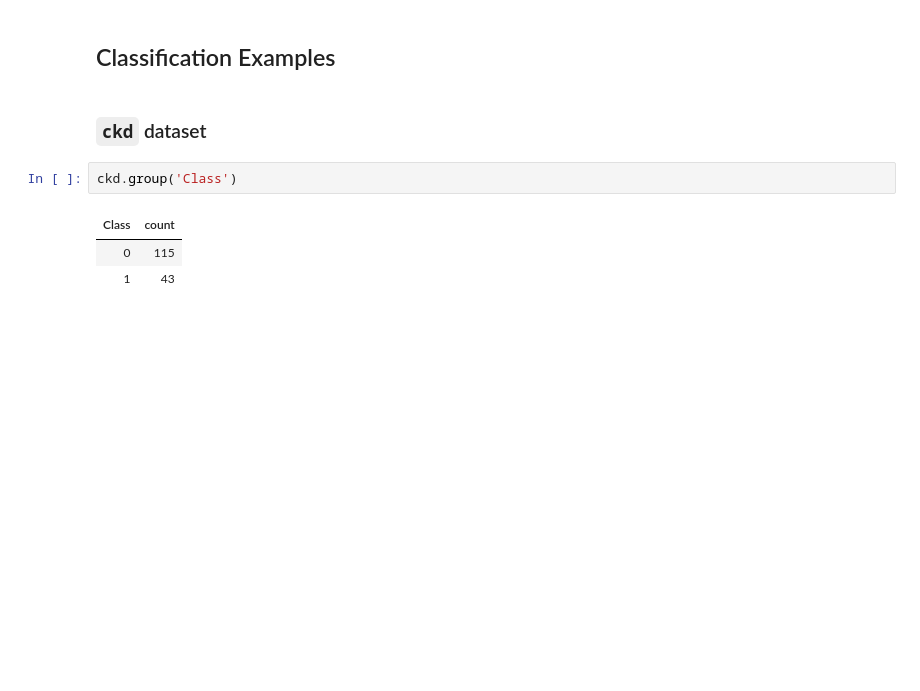
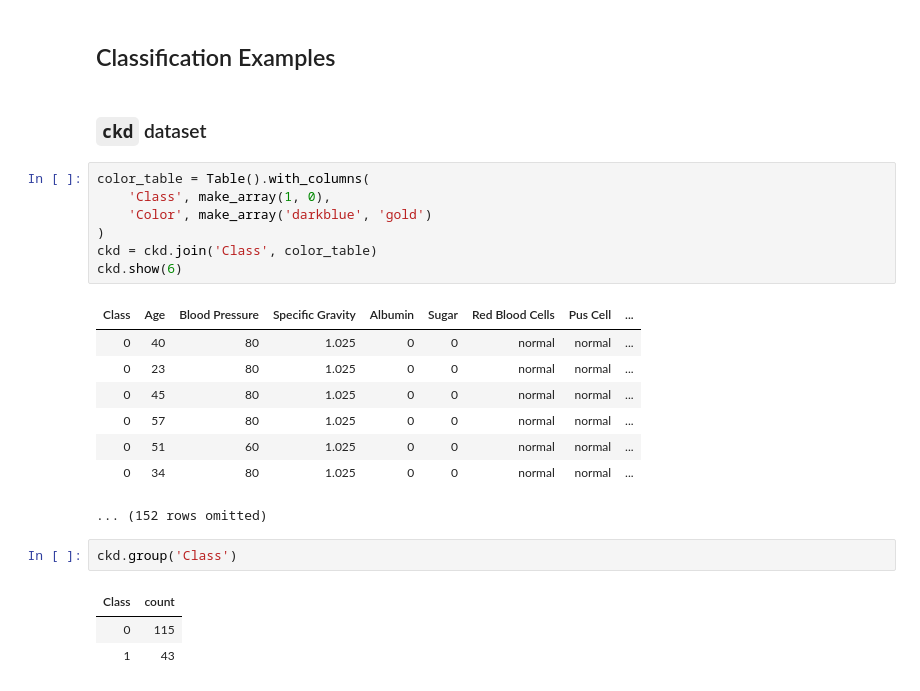
Before and after one commit to data-8/materials-su24, a Jupyter notebook: lec/lec27/lec27.ipynb, the cells around one changed output. Saved outputs shown, nothing was run; the diff lists cells and outputs as text; blank space fills up the shorter version.

```diff
--- a/lec/lec27/lec27.ipynb
+++ b/lec/lec27/lec27.ipynb
@@ -117,6 +117,22 @@ banknotes.show(6)
 ## Classification Examples
 # %% [markdown]
 ### `ckd` dataset
+# %%
+color_table = Table().with_columns(
+    'Class', make_array(1, 0),
+    'Color', make_array('darkblue', 'gold')
+)
+ckd = ckd.join('Class', color_table)
+ckd.show(6)
+# %% [output]
+| Class | Age | Blood Pressure | Specific Gravity | Albumin | Sugar | Red Blood Cells | Pus Cell | ... |
+| 0 | 40 | 80 | 1.025 | 0 | 0 | normal | normal | ... |
+| 0 | 23 | 80 | 1.025 | 0 | 0 | normal | normal | ... |
+| 0 | 45 | 80 | 1.025 | 0 | 0 | normal | normal | ... |
+| 0 | 57 | 80 | 1.025 | 0 | 0 | normal | normal | ... |
+| 0 | 51 | 60 | 1.025 | 0 | 0 | normal | normal | ... |
+| 0 | 34 | 80 | 1.025 | 0 | 0 | normal | normal | ... |
+... (152 rows omitted)
 # %%
 ckd.group('Class')
 # %% [output]
```
Also changed, not shown: parts of 23 cells of this notebook.
